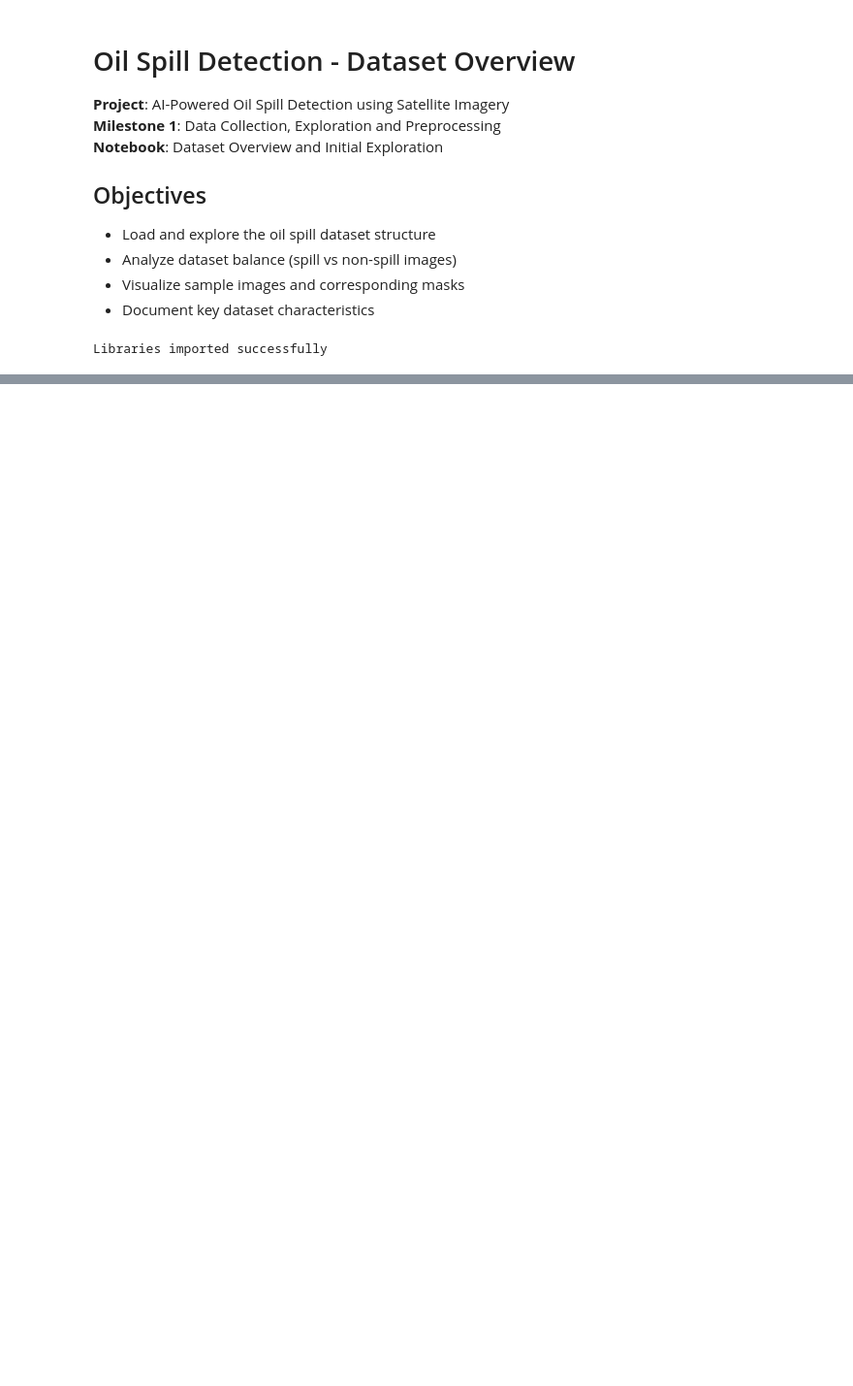
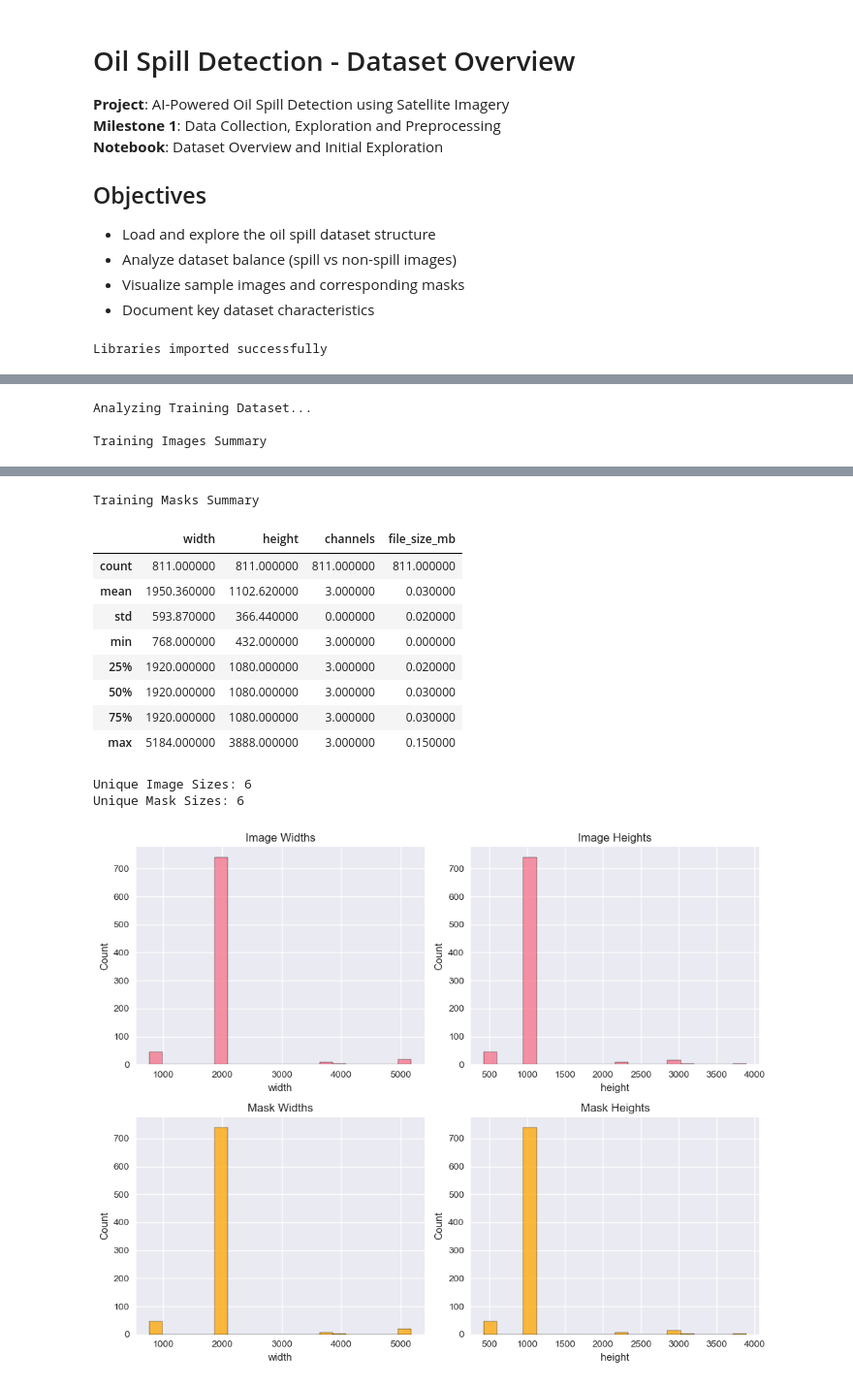
Before and after one commit to Khushi-51/AI_SpillGuard_OSD-Khushi, a Jupyter notebook: Khushi/notebooks/00_dataset_overview.ipynb, the cells around one changed output, grey strips where cells are left out. Shown at 97% size. Drawn from its saved outputs; the diff is of its cells as text; code cells hidden in the pictures; blank space fills up the shorter version.

```diff
--- a/Khushi/notebooks/00_dataset_overview.ipynb
+++ b/Khushi/notebooks/00_dataset_overview.ipynb
@@ -215,0 +155,62 @@ Image properties saved to ..\results\image_properties.csv
+# %%
+def analyze_image_properties(image_dir, sample_size=None):
+    files = list(image_dir.glob('*'))
+    if sample_size:
+        files = files[:sample_size]
+
+    data = []
+    for f in files:
+        try:
+            with Image.open(f) as img:
+                w, h = img.size
+                c = len(img.getbands())
+            size_mb = f.stat().st_size / (1024 * 1024)
+            data.append([f.name, w, h, c, size_mb])
+        except Exception as e:
+            print(f"Skipping {f}: {e}")
+
+    return pd.DataFrame(data, columns=["filename", "width", "height", "channels", "file_size_mb"])
+
+if TRAIN_IMAGES.exists():
+    print("Analyzing Training Dataset...")
+
+    img_df = analyze_image_properties(TRAIN_IMAGES)
+    mask_df = analyze_image_properties(TRAIN_MASKS)
+
+    img_df.to_csv(RESULTS_DIR / "train_image_properties.csv", index=False)
+    mask_df.to_csv(RESULTS_DIR / "train_mask_properties.csv", index=False)
+
+    img_summary = img_df[["width", "height", "channels", "file_size_mb"]].describe().round(2)
+    mask_summary = mask_df[["width", "height", "channels", "file_size_mb"]].describe().round(2)
+
+    print("\nTraining Images Summary")
+    display(img_summary.style.background_gradient(cmap="Blues").set_table_styles(
+        [{'selector': 'th', 'props': [('font-size', '12pt'), ('text-align', 'center')]}]
+    ))
+
+    print("\nTraining Masks Summary")
+    display(mask_summary.style.background_gradient(cmap="Oranges").set_table_styles(
+        [{'selector': 'th', 'props': [('font-size', '12pt'), ('text-align', 'center')]}]
+    ))
+
+    unique_imgs = img_df[['width','height']].drop_duplicates()
+    unique_masks = mask_df[['width','height']].drop_duplicates()
+    print(f"\nUnique Image Sizes: {len(unique_imgs)}")
+    print(f"Unique Mask Sizes: {len(unique_masks)}")
+
+    fig, axes = plt.subplots(2, 2, figsize=(10, 8))
+    sns.histplot(img_df['width'], bins=20, ax=axes[0,0]); axes[0,0].set_title("Image Widths")
+    sns.histplot(img_df['height'], bins=20, ax=axes[0,1]); axes[0,1].set_title("Image Heights")
+    sns.histplot(mask_df['width'], bins=20, ax=axes[1,0], color="orange"); axes[1,0].set_title("Mask Widths")
+    sns.histplot(mask_df['height'], bins=20, ax=axes[1,1], color="orange"); axes[1,1].set_title("Mask Heights")
+
+    plt.tight_layout()
+    plt.savefig(RESULTS_DIR / "image_mask_properties.png", dpi=300)
+    plt.show()
+
+else:
+    print("Training images directory not found.")
+# %% [output]
+Analyzing Training Dataset...
+
+Training Images Summary
@@ -216,3 +226,16 @@ Image properties saved to ..\results\image_properties.csv
+Training Masks Summary
+|  | width | height | channels | file_size_mb |
+| count | 811.000000 | 811.000000 | 811.000000 | 811.000000 |
+| mean | 1950.360000 | 1102.620000 | 3.000000 | 0.030000 |
+| std | 593.870000 | 366.440000 | 0.000000 | 0.020000 |
+| min | 768.000000 | 432.000000 | 3.000000 | 0.000000 |
+| 25% | 1920.000000 | 1080.000000 | 3.000000 | 0.020000 |
+| 50% | 1920.000000 | 1080.000000 | 3.000000 | 0.030000 |
+| 75% | 1920.000000 | 1080.000000 | 3.000000 | 0.030000 |
+| max | 5184.000000 | 3888.000000 | 3.000000 | 0.150000 |
+Unique Image Sizes: 6
+Unique Mask Sizes: 6
+[figure, added]
 # %% [markdown]
 ## Summary
 
```
Also changed, not shown: parts of 8 cells of this notebook, 4 other files.
